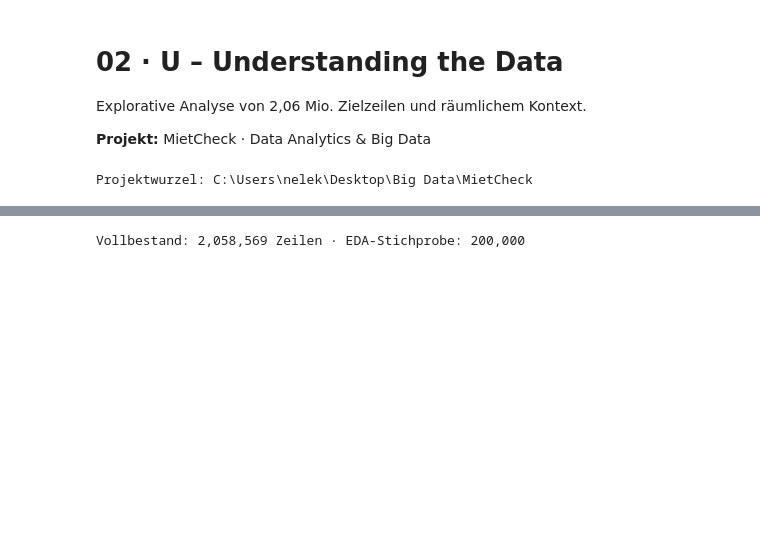
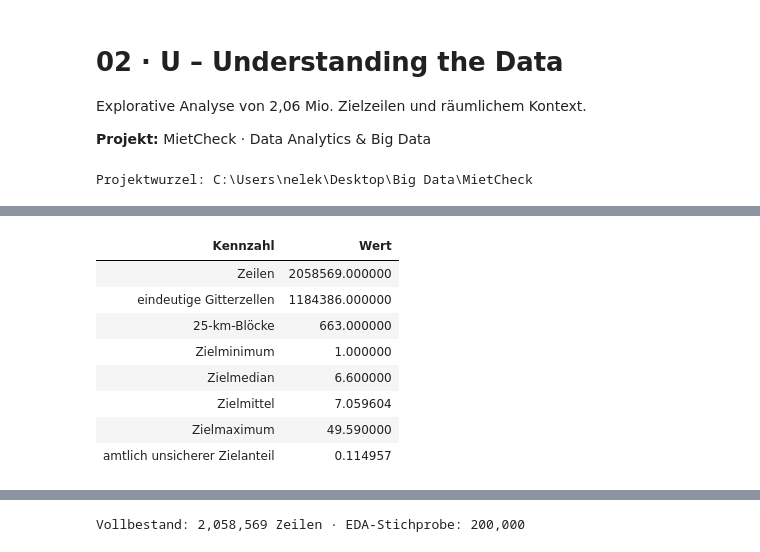
Before and after one commit to neleknaak-31/MietCheck, a Jupyter notebook: notebooks/02_understanding_the_data.ipynb, the cells around one changed output, grey strips where cells are left out. Cells and saved outputs as stored; diff of their text form; code cells hidden in the pictures; blank space fills up the shorter version.

```diff
--- a/notebooks/02_understanding_the_data.ipynb
+++ b/notebooks/02_understanding_the_data.ipynb
@@ -30,0 +52,22 @@ Projektwurzel: C:\Users\nelek\Desktop\Big Data\MietCheck
+# %%
+report = load_json("reports/dataset_build_report.json")
+target = report["target"]
+quality_summary = pd.DataFrame({
+    "Kennzahl": ["Zeilen", "eindeutige Gitterzellen", "25-km-Blöcke",
+                 "Zielminimum", "Zielmedian", "Zielmittel", "Zielmaximum",
+                 "amtlich unsicherer Zielanteil"],
+    "Wert": [report["rows"], report["unique_grid_cells"], report["spatial_blocks_25km"],
+             target["min"], target["median"], target["mean"], target["max"],
+             target["uncertain_share"]],
+})
+display(quality_summary.style.hide(axis="index"))
+# %% [output]
+| Kennzahl | Wert |
+| Zeilen | 2058569.000000 |
+| eindeutige Gitterzellen | 1184386.000000 |
+| 25-km-Blöcke | 663.000000 |
+| Zielminimum | 1.000000 |
+| Zielmedian | 6.600000 |
+| Zielmittel | 7.059604 |
+| Zielmaximum | 49.590000 |
+| amtlich unsicherer Zielanteil | 0.114957 |
```
Also changed, not shown: parts of 11 cells of this notebook, 16 other files.
